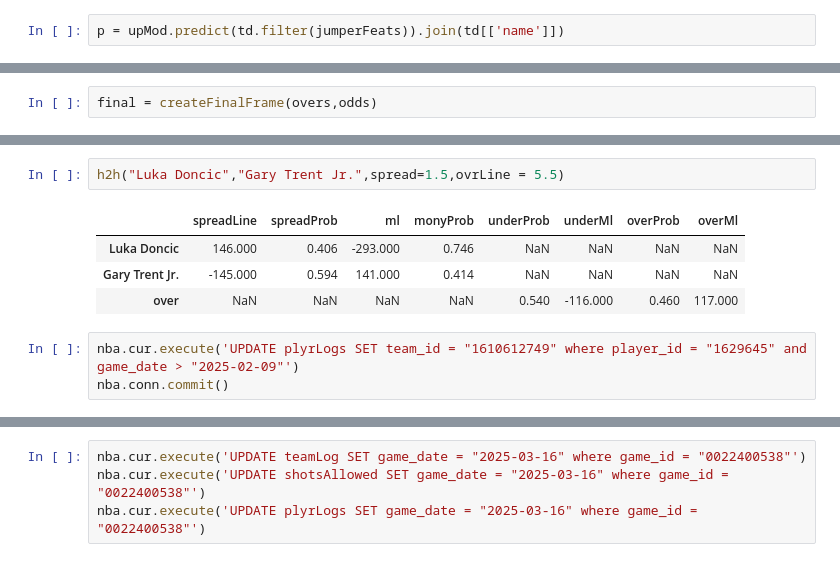
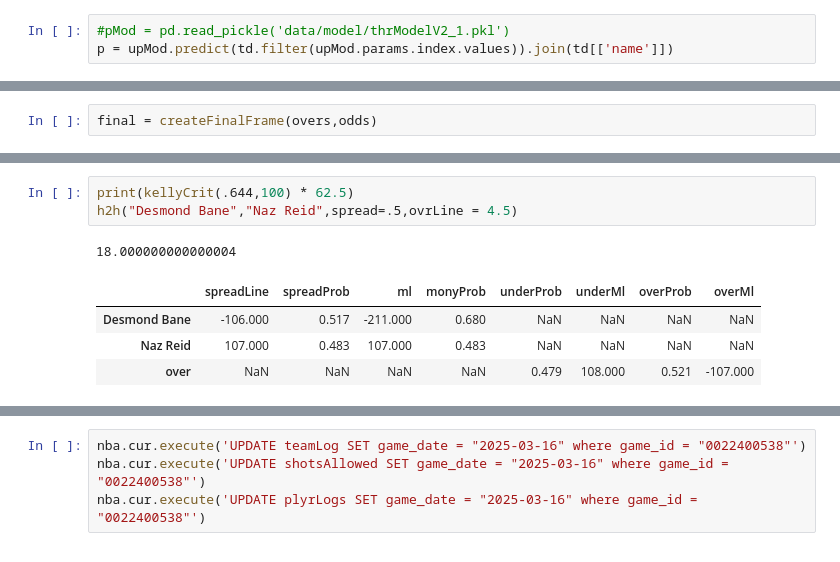
Before and after one commit to eac521/bets, a Jupyter notebook: nba/ModelUpdate.ipynb, the cells around one changed output, grey strips where cells are left out. Saved outputs shown, nothing was run; the diff lists cells and outputs as text.

```diff
--- a/nba/ModelUpdate.ipynb
+++ b/nba/ModelUpdate.ipynb
@@ -391,7 +291,8 @@ td['crn_kurtSkew'] = td.crn_fgakurt * td.crn_fgaskew
 td = nba.cleanNaThr(td)
 td = nba.scaleData(td)
 # %%
-p = upMod.predict(td.filter(jumperFeats)).join(td[['name']])
+#pMod = pd.read_pickle('data/model/thrModelV2_1.pkl')
+p = upMod.predict(td.filter(upMod.params.index.values)).join(td[['name']])
 # %%
 def kellyCrit(prob,odds):
     '''
@@ -535,10 +459,9 @@ kellyCrit(.414,325) * 62.5
 # %%
-h2h("Luka Doncic","Gary Trent Jr.",spread=1.5,ovrLine = 5.5)
+print(kellyCrit(.644,100) * 62.5)
+h2h("Desmond Bane","Naz Reid",spread=.5,ovrLine = 4.5)
 # %% [output]
+18.000000000000004
 |  | spreadLine | spreadProb | ml | monyProb | underProb | underMl | overProb | overMl |
-| Luka Doncic | 146.000 | 0.406 | -293.000 | 0.746 | NaN | NaN | NaN | NaN |
-| Gary Trent Jr. | -145.000 | 0.594 | 141.000 | 0.414 | NaN | NaN | NaN | NaN |
-| over | NaN | NaN | NaN | NaN | 0.540 | -116.000 | 0.460 | 117.000 |
+| Desmond Bane | -106.000 | 0.517 | -211.000 | 0.680 | NaN | NaN | NaN | NaN |
+| Naz Reid | 107.000 | 0.483 | 107.000 | 0.483 | NaN | NaN | NaN | NaN |
+| over | NaN | NaN | NaN | NaN | 0.479 | 108.000 | 0.521 | -107.000 |
-# %%
-nba.cur.execute('UPDATE plyrLogs SET team_id = "1610612749" where player_id = "1629645" and game_date > "2025-02-09"')
-nba.conn.commit()
```
Also changed, not shown: parts of 50 cells of this notebook, 5 other files.
